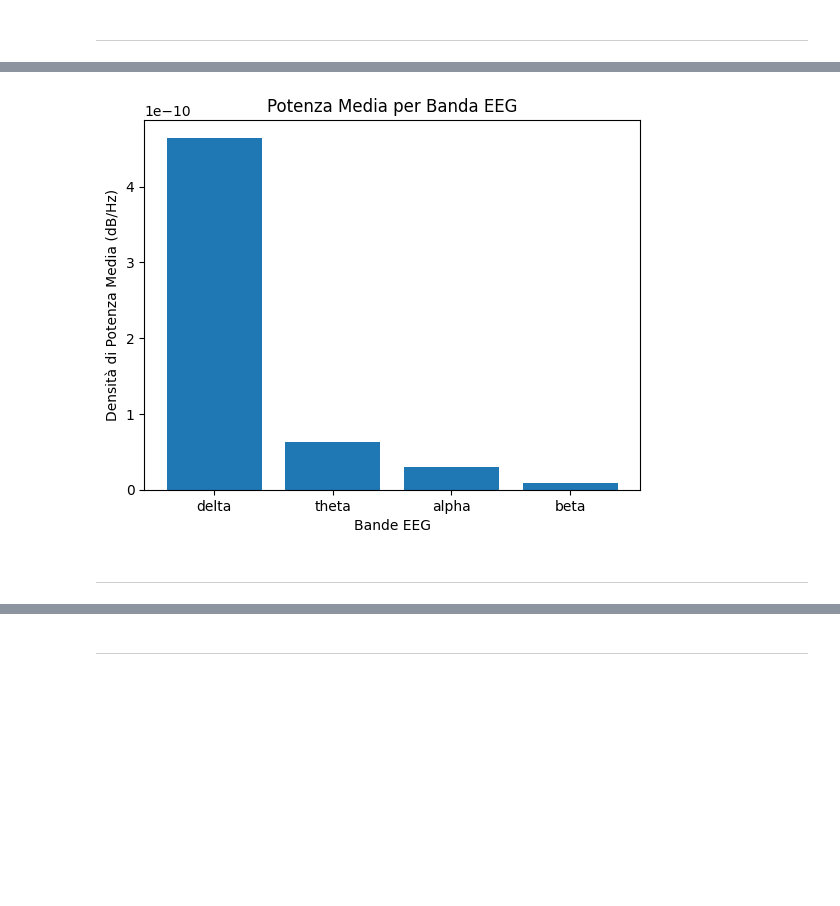
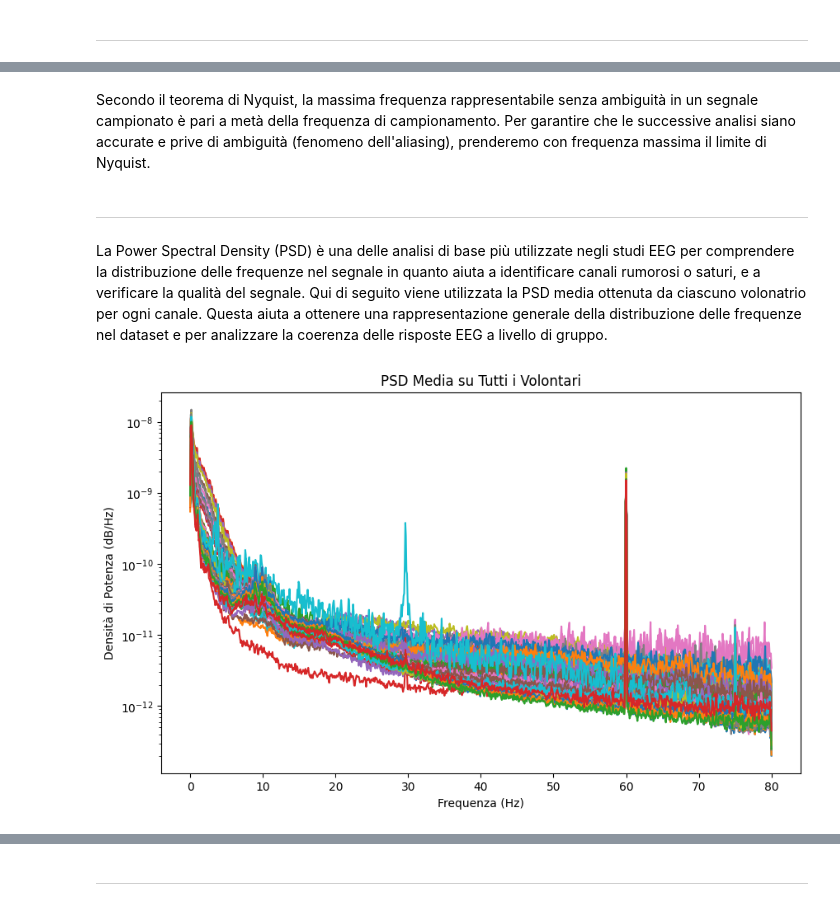
Before and after one commit to Cipe96/EEG-Recognition, a Jupyter notebook: Analisi_Dataset.ipynb, the cells around one changed output, grey strips where cells are left out. Saved outputs shown, nothing was run; the diff lists cells and outputs as text; code cells hidden in the pictures; blank space fills up the shorter version.

```diff
--- a/Analisi_Dataset.ipynb
+++ b/Analisi_Dataset.ipynb
@@ -240,21 +205,2 @@ Con il prossimo grafico a barre è possibile vedere la distribuzione della poten
-# %%
-# Esempio per calcolare e visualizzare la potenza media per bande
-bande = {'delta': (0.5, 4), 'theta': (4, 8), 'alpha': (8, 13), 'beta': (13, 30)}
-
-potenza_bande = {}
-for banda, limiti in bande.items():
-    # Seleziona le frequenze all'interno della banda
-    indici_frequenze = (psd_frequenze >= limiti[0]) & (psd_frequenze <= limiti[1])
-
-    # Calcola la potenza media per la banda su tutti i canali
-    # .mean(axis=1) calcola la media lungo la dimensione delle frequenze (axis=1)
-    # .mean() calcola la media su tutti i canali
-    potenza_bande[banda] = np.mean(psd_media[:, indici_frequenze].mean(axis=1))
-
-plt.bar(potenza_bande.keys(), potenza_bande.values())
-plt.xlabel('Bande EEG')
-plt.ylabel('Densità di Potenza Media (dB/Hz)')
-plt.title('Potenza Media per Banda EEG')
-plt.show()
-# %% [output]
-[figure, removed]
+# %% [markdown]
+Secondo il teorema di Nyquist, la massima frequenza rappresentabile senza ambiguità in un segnale campionato è pari a metà della frequenza di campionamento. Per garantire che le successive analisi siano accurate e prive di ambiguità (fenomeno dell'aliasing), prenderemo con frequenza massima il limite di Nyquist.
@@ -261,2 +209,35 @@ plt.show()
 # %% [markdown]
 - - - - - - - - - - - - - - - - - - - - - - - - - - - - - - -
+# %% [markdown]
+La Power Spectral Density (PSD) è una delle analisi di base più utilizzate negli studi EEG per comprendere la distribuzione delle frequenze nel segnale in quanto aiuta a identificare canali rumorosi o saturi, e a verificare la qualità del segnale.
+Qui di seguito viene utilizzata la PSD media ottenuta da ciascuno volonatrio per ogni canale. Questa aiuta a ottenere una rappresentazione generale della distribuzione delle frequenze nel dataset e per analizzare la coerenza delle risposte EEG a livello di gruppo.
+# %%
+#@title Valutazione della Coerenza delle Frequenze nel Dataset tramite la PSD media per canale
+
+psd_totale = None
+psd_frequenze = None
+
+for file in files:
+    raw_data = mne.io.read_raw_edf(f"{dataset_path}/{file}", preload=True, verbose='CRITICAL')
+    psd, freqs = raw_data.compute_psd(fmax=fmax, verbose=False).get_data(return_freqs=True)  # Calcola la PSD e ottieni le frequenze
+
+    # Somma la PSD per ciascun volontario
+    if psd_totale is None:
+        psd_totale = psd
+        psd_frequenze = freqs
+    else:
+        psd_totale += psd
+
+# Calcola la media della PSD
+psd_media = psd_totale / numero_classi
+
+# Visualizza la PSD media
+plt.figure(figsize=(10, 6))
+plt.yscale('log')  # Imposta una scala logaritmica sull'asse delle potenze
+plt.plot(psd_frequenze, psd_media.T)  # PSD media per ogni canale
+plt.xlabel('Frequenza (Hz)')
+plt.ylabel('Densità di Potenza (dB/Hz)')
+plt.title('PSD Media su Tutti i Volontari')
+plt.show()
+# %% [output]
+[figure, added]
```
Also changed, not shown: parts of 35 cells of this notebook.
